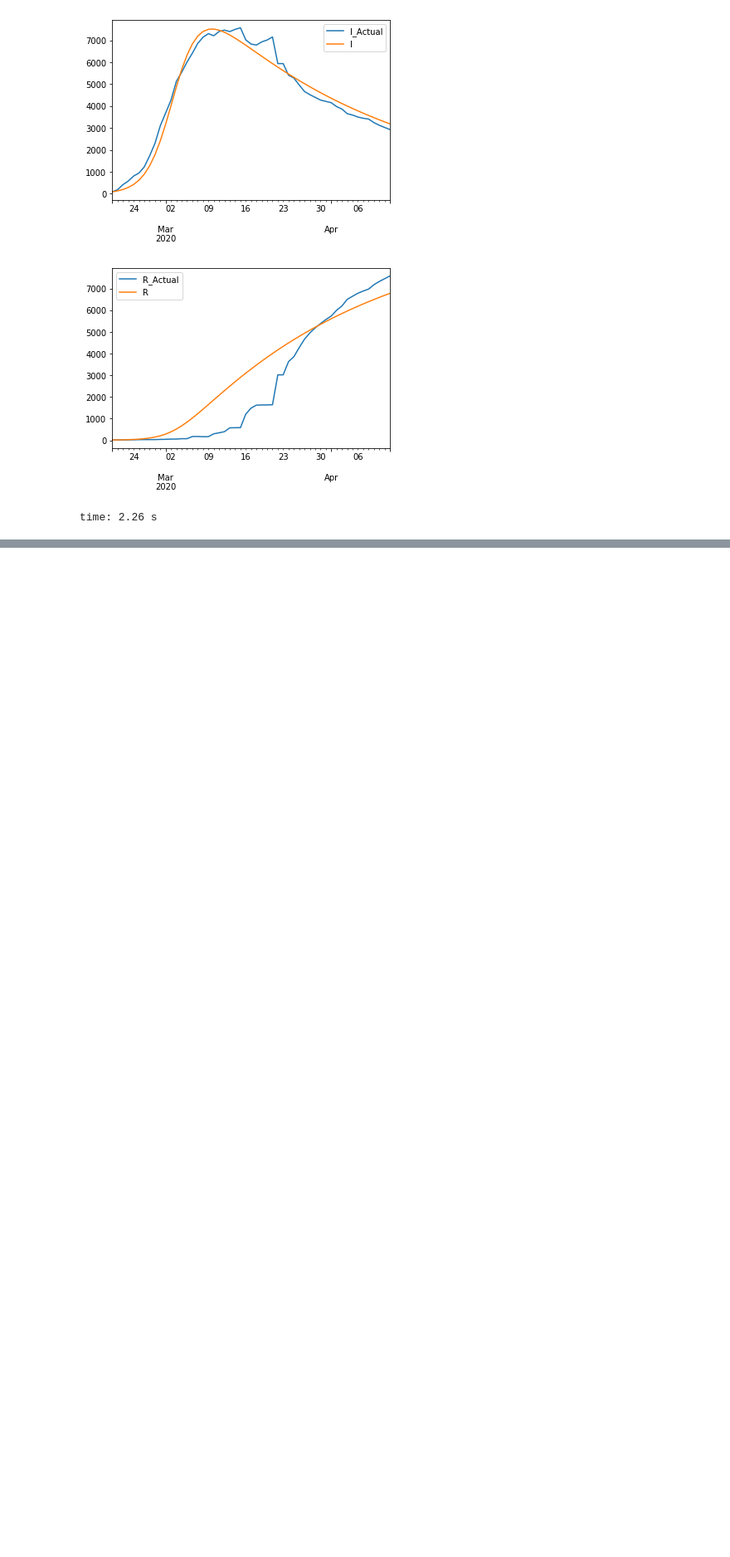
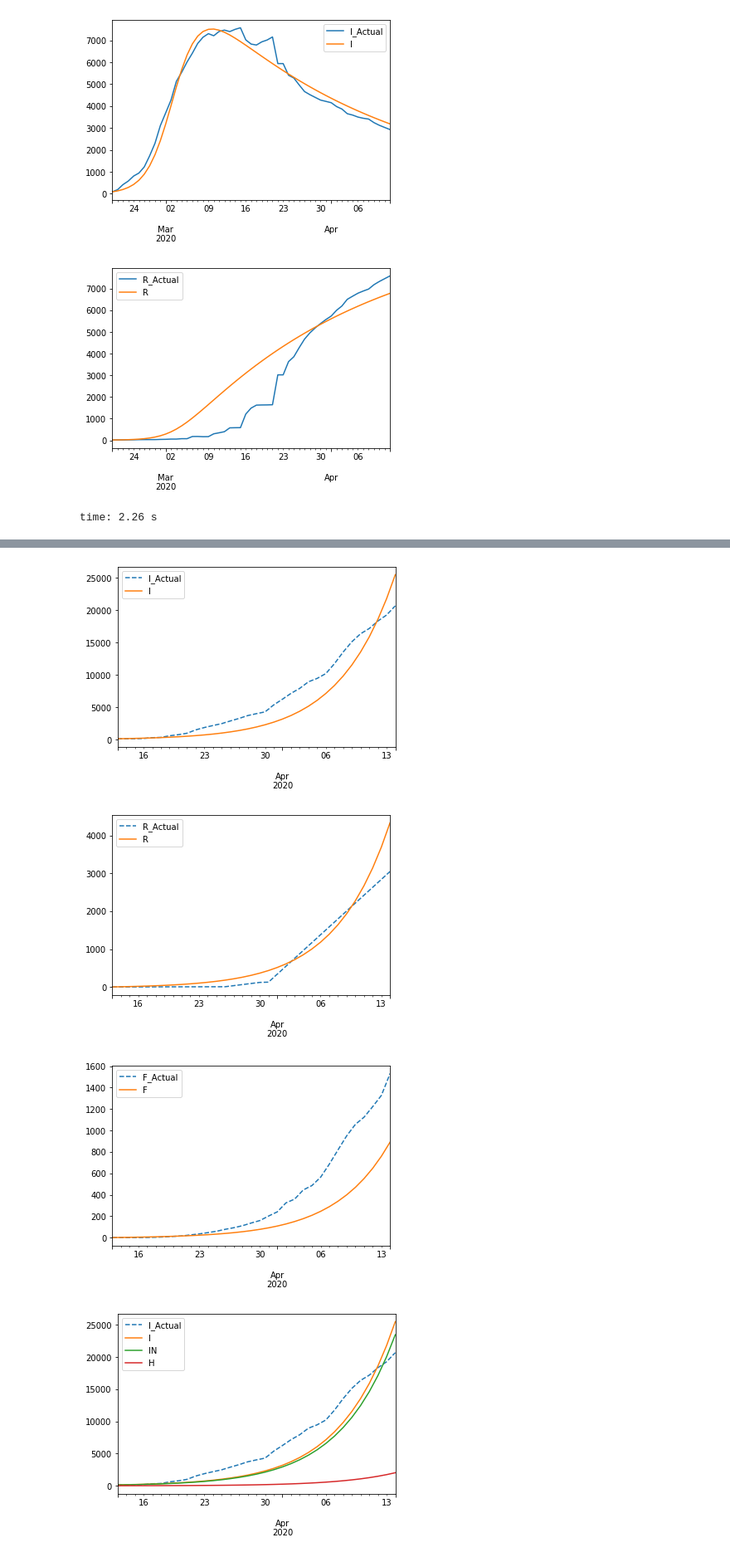
Before and after one commit to comunidadexp/sirfh-covid, a Jupyter notebook: Covid Spread Model.ipynb, the cells around one changed output, grey strips where cells are left out. Shown at 83% size. Cells and saved outputs as stored; diff of their text form; code cells hidden in the pictures; blank space fills up the shorter version.

```diff
--- a/Covid Spread Model.ipynb
+++ b/Covid Spread Model.ipynb
@@ -677,0 +832,11 @@ $$\frac{dR}{dt} = \gamma I$$
+# %%
+t1.I_fit_plot()
+t1.R_fit_plot()
+t1.F_fit_plot()
+t1.I_plot()
+t1.H_F_plot()
+# %% [output]
+[figure, added]
+[figure, added]
+[figure, added]
+[figure, added]
```
Also changed, not shown: parts of 17 cells of this notebook, 1 other file.
